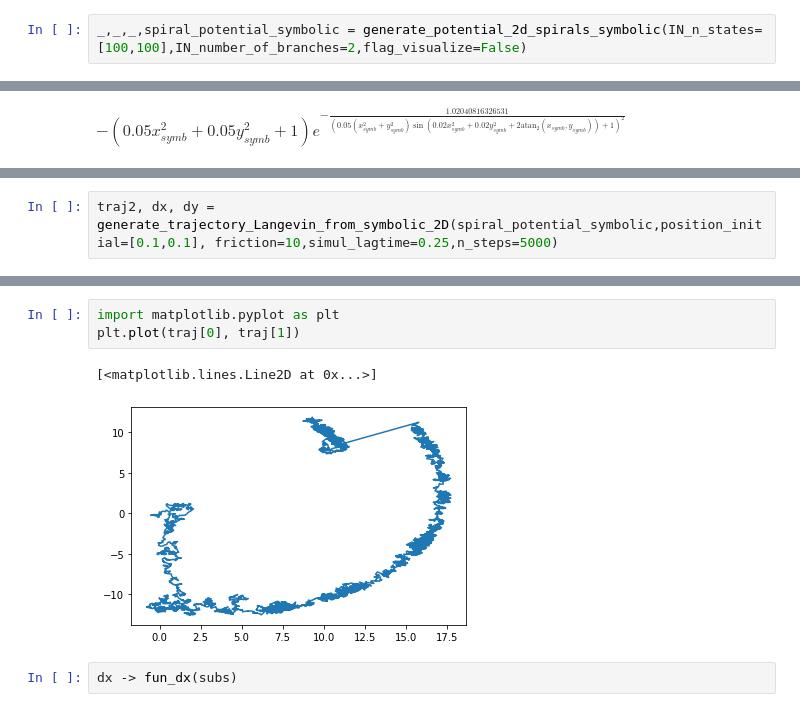
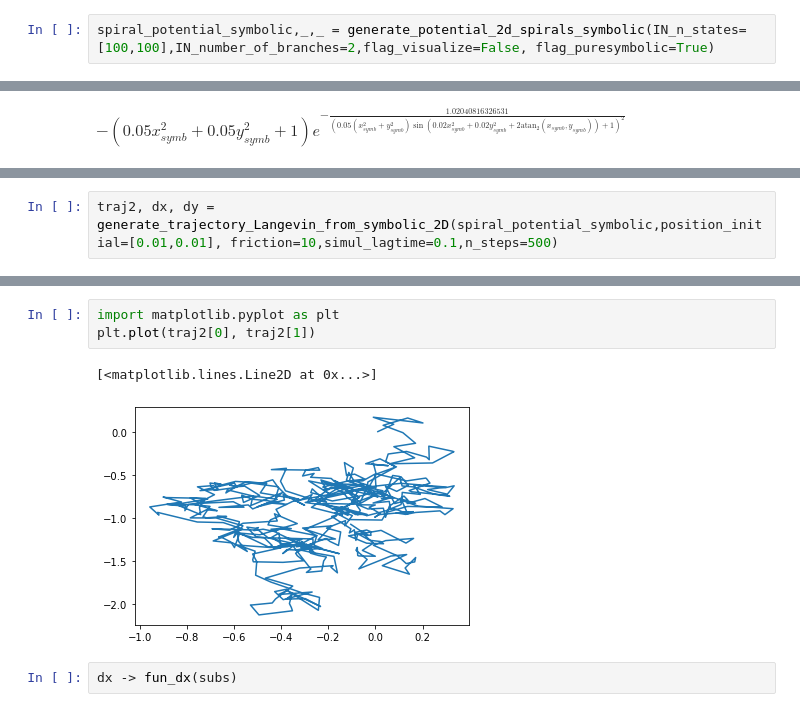
Before and after one commit to zwei21/matlab2py, a Jupyter notebook: interface/plaground.ipynb, the cells around one changed output, grey strips where cells are left out. Drawn from its saved outputs; the diff is of its cells as text.

```diff
--- a/interface/plaground.ipynb
+++ b/interface/plaground.ipynb
@@ -730,7 +732,7 @@ def generate_trajectory_Langevin_from_symbolic_2D(potential_symbolic,position_in
     print('part4:', t2-t1)
     return traj_langevin, dpotsym_dx, dpotsym_dx
 # %%
-_,_,_,spiral_potential_symbolic = generate_potential_2d_spirals_symbolic(IN_n_states=[100,100],IN_number_of_branches=2,flag_visualize=False)
+spiral_potential_symbolic,_,_ = generate_potential_2d_spirals_symbolic(IN_n_states=[100,100],IN_number_of_branches=2,flag_visualize=False, flag_puresymbolic=True)
 # %%
 spiral_potential_symbolic
 # %% [output]
@@ -747,3 +740,3 @@ part4: 468.87520003318787
 # %%
-traj2, dx, dy = generate_trajectory_Langevin_from_symbolic_2D(spiral_potential_symbolic,position_initial=[0.1,0.1], friction=10,simul_lagtime=0.25,n_steps=5000)
+traj2, dx, dy = generate_trajectory_Langevin_from_symbolic_2D(spiral_potential_symbolic,position_initial=[0.01,0.01], friction=10,simul_lagtime=0.1,n_steps=500)
 # %% [output]
@@ -763,9 +769,9 @@ array([[ 0.1       ,  0.07538779,  0.0503812 , ...,  9.87040799,
 # %%
 import matplotlib.pyplot as plt
-plt.plot(traj[0], traj[1])
+plt.plot(traj2[0], traj2[1])
 # %% [output]
 [<matplotlib.lines.Line2D at 0x...>]
-[figure, old version]
+[figure, new version]
 # %%
 dx -> fun_dx(subs)
 # %% [output]
```
Also changed, not shown: parts of 12 cells of this notebook, 5 other files.
